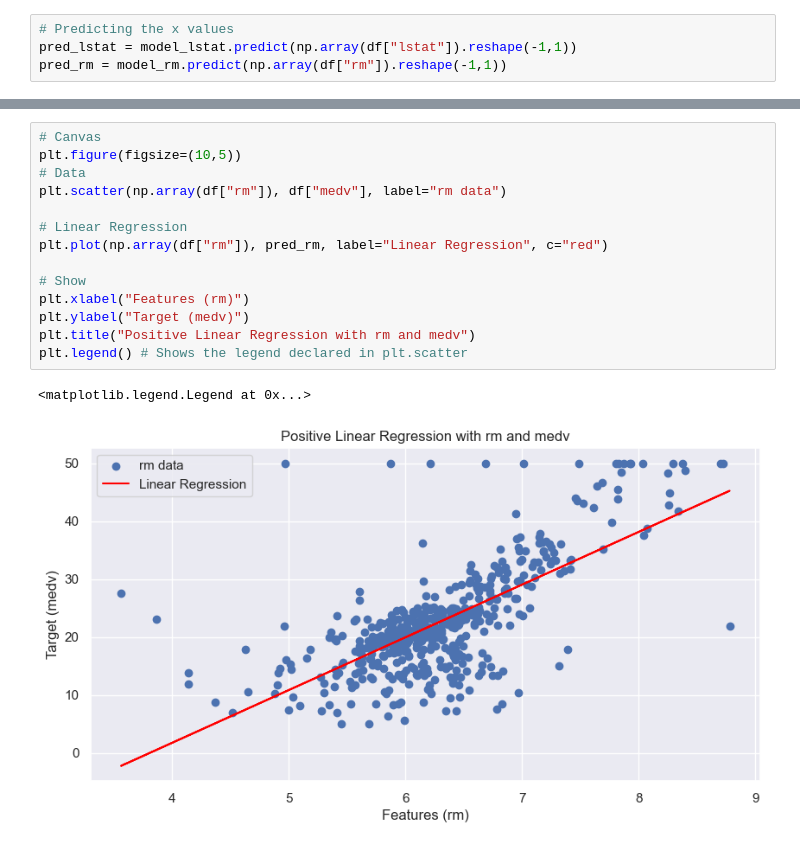
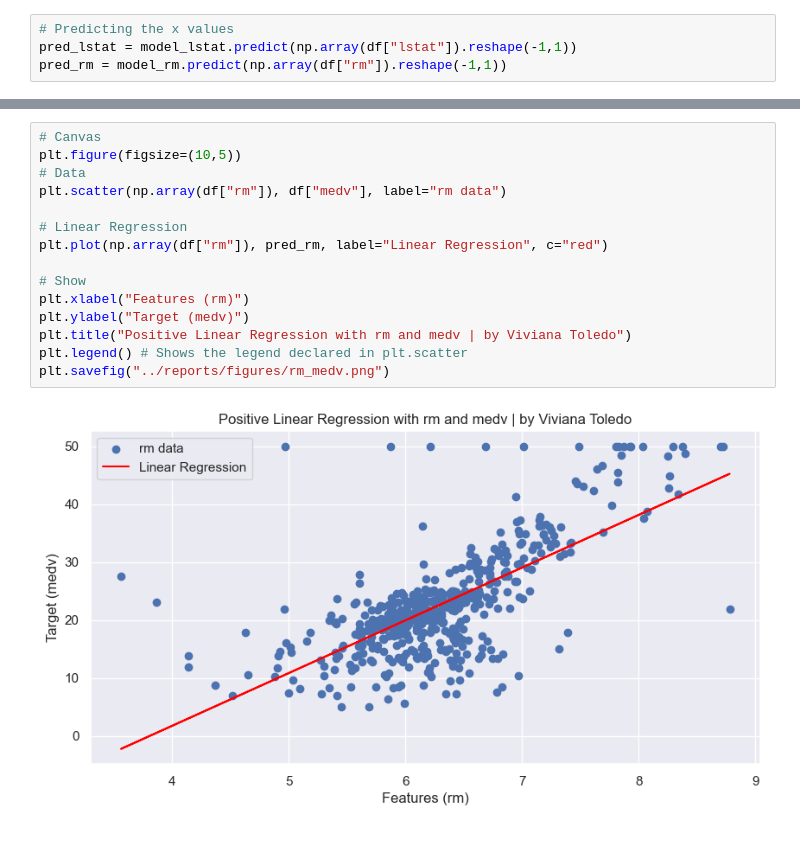
Before and after one commit to aiko-isnt-ded/data-analytics, a Jupyter notebook: notebooks/8intro_predictive.ipynb, the cells around one changed output, grey strips where cells are left out. Saved outputs shown, nothing was run; the diff lists cells and outputs as text.

```diff
--- a/notebooks/8intro_predictive.ipynb
+++ b/notebooks/8intro_predictive.ipynb
@@ -133,17 +133,17 @@ plt.legend() # Shows the legend declared in plt.scatter
 # %%
 # Canvas
 plt.figure(figsize=(10,5))
 # Data
 plt.scatter(np.array(df["rm"]), df["medv"], label="rm data")
 
 # Linear Regression
 plt.plot(np.array(df["rm"]), pred_rm, label="Linear Regression", c="red")
 
 # Show
 plt.xlabel("Features (rm)")
 plt.ylabel("Target (medv)")
-plt.title("Positive Linear Regression with rm and medv")
+plt.title("Positive Linear Regression with rm and medv | by Viviana Toledo")
 plt.legend() # Shows the legend declared in plt.scatter
+plt.savefig("../reports/figures/rm_medv.png")
 # %% [output]
-<matplotlib.legend.Legend at 0x...>
-[figure, old version]
+[figure, new version]
```
Also changed, not shown: parts of 1 cell of this notebook, 3 other files.
